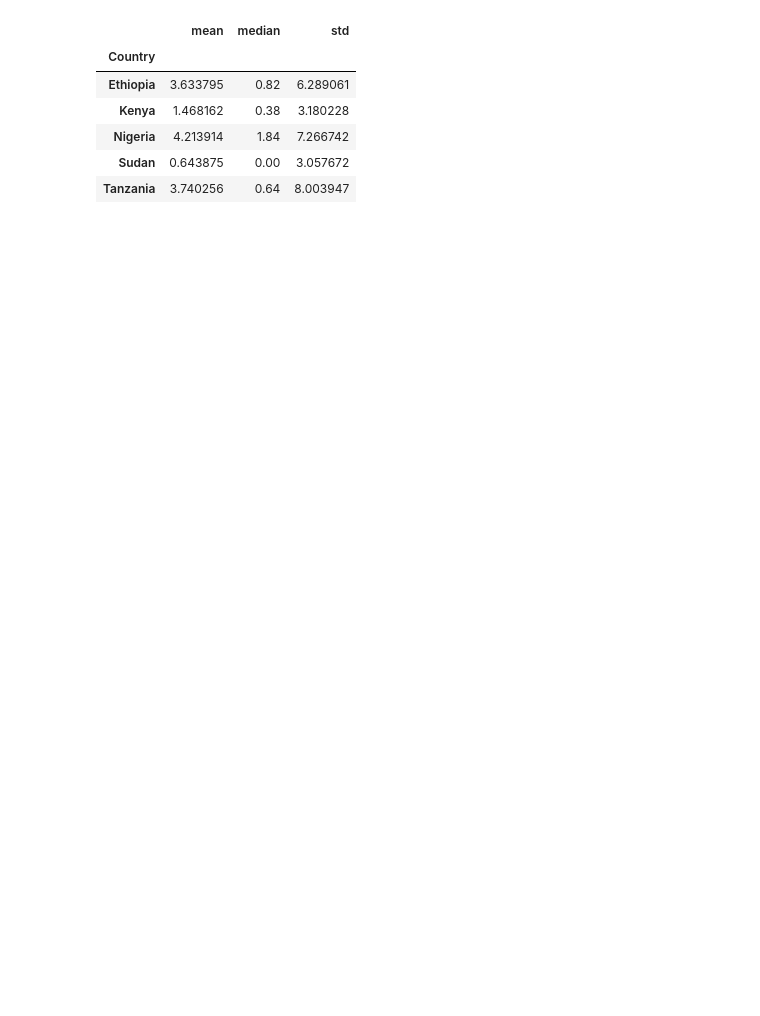
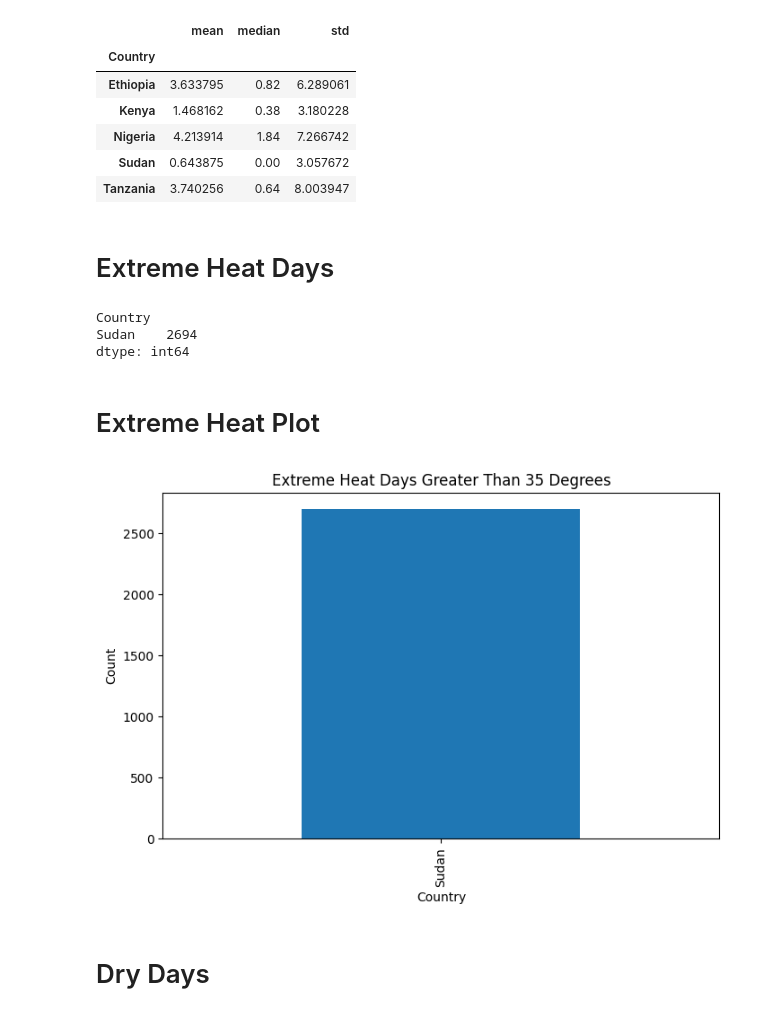
Before and after one commit to BeteLhem401/climate-challenge-week0, a Jupyter notebook: notebooks/compare_countries.ipynb, the cells around one changed output. Drawn from its saved outputs; the diff is of its cells as text; code cells hidden in the pictures; blank space fills up the shorter version.

```diff
--- a/notebooks/compare_countries.ipynb
+++ b/notebooks/compare_countries.ipynb
@@ -103,3 +131,28 @@ rain_summary
 | Nigeria | 4.213914 | 1.84 | 7.266742 |
 | Sudan | 0.643875 | 0.00 | 3.057672 |
 | Tanzania | 3.740256 | 0.64 | 8.003947 |
+# %% [markdown]
+# Extreme Heat Days
+# %%
+extreme_heat = df[df["T2M_MAX"] > 35]
+
+heat_counts = extreme_heat.groupby("Country").size()
+
+heat_counts
+# %% [output]
+Country
+Sudan    2694
+dtype: int64
+# %% [markdown]
+# Extreme Heat Plot
+# %%
+heat_counts.plot(kind="bar", figsize=(8, 5))
+
+plt.title("Extreme Heat Days Greater Than 35 Degrees")
+plt.xlabel("Country")
+plt.ylabel("Count")
+plt.show()
+# %% [output]
+[figure, added]
+# %% [markdown]
+# Dry Days
```
Also changed, not shown: parts of 29 cells of this notebook, 1 other file.
